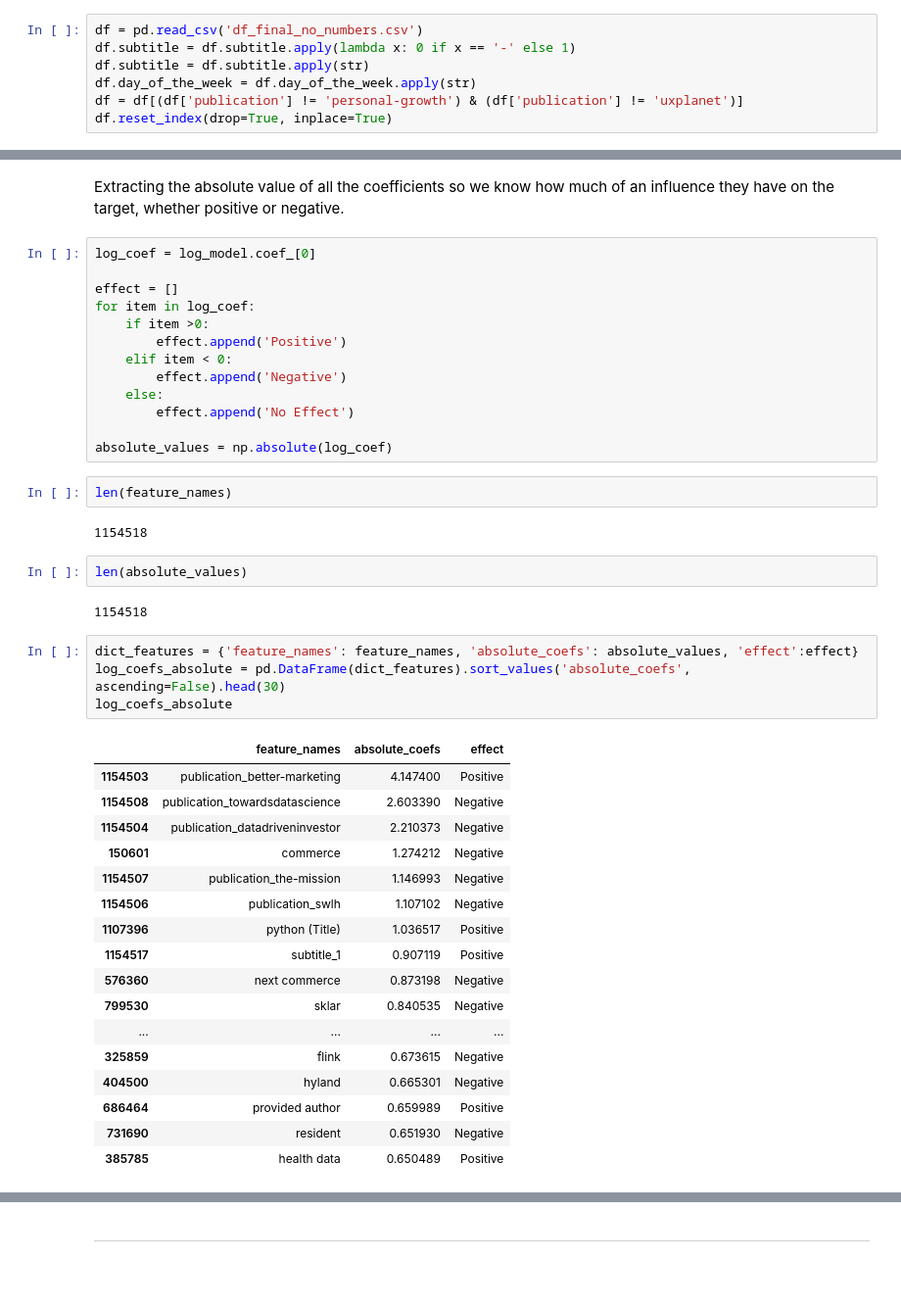
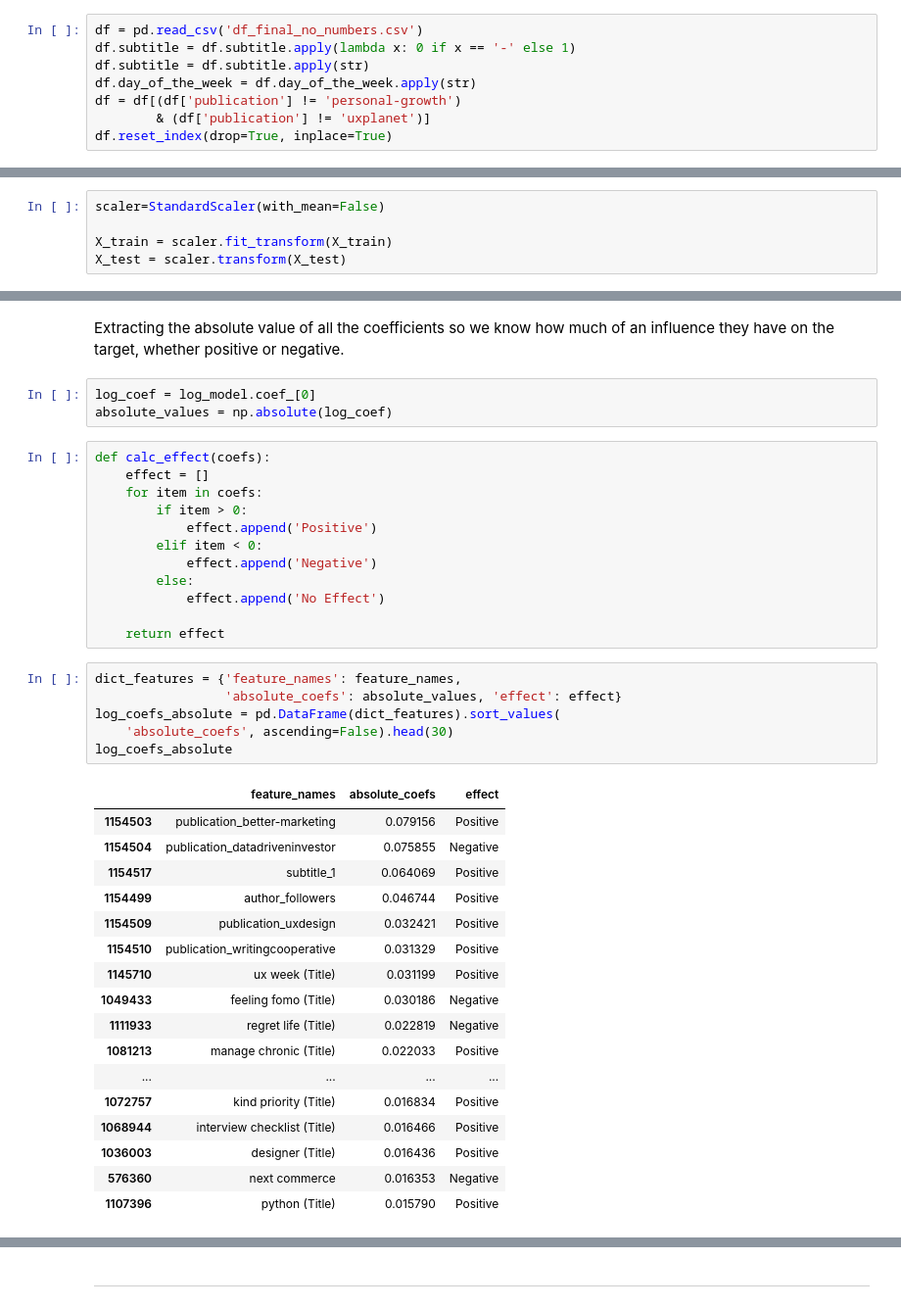
Before and after one commit to Arik-LT/Medium_Article_Analysis_and_Sucess_Predictor, a Jupyter notebook: Modelling Global.ipynb, the cells around one changed output, grey strips where cells are left out. Shown at 98% size. Drawn from its saved outputs; the diff is of its cells as text; blank space fills up the shorter version.

```diff
--- a/Modelling Global.ipynb
+++ b/Modelling Global.ipynb
@@ -36,7 +36,8 @@ df = pd.read_csv('df_final_no_numbers.csv')
 df.subtitle = df.subtitle.apply(lambda x: 0 if x == '-' else 1)
 df.subtitle = df.subtitle.apply(str)
 df.day_of_the_week = df.day_of_the_week.apply(str)
-df = df[(df['publication'] != 'personal-growth') & (df['publication'] != 'uxplanet')]
+df = df[(df['publication'] != 'personal-growth')
+        & (df['publication'] != 'uxplanet')]
 df.reset_index(drop=True, inplace=True)
 # %%
 df.head()
@@ -213,6 +202,11 @@ X_test = scipy.sparse.hstack((X_test_text, X_test_title, sparse_df_test))
 X_test.shape
 # %% [output]
 (22815, 1154518)
+# %%
+scaler=StandardScaler(with_mean=False)
+
+X_train = scaler.fit_transform(X_train)
+X_test = scaler.transform(X_test)
 # %%
 print(X_train.shape)
 print(X_test.shape)
@@ -279,46 +274,42 @@ Standard Deviation of Cross Validation Score: 0.0014475867542521836
 #### Model Coefficients
 # %% [markdown]
 Extracting the absolute value of all the coefficients so we know how much of an influence they have on the target, whether positive or negative.
+# %%
+log_coef = log_model.coef_[0]
+absolute_values = np.absolute(log_coef)
 # %%
-log_coef = log_model.coef_[0]
+def calc_effect(coefs):
+    effect = []
+    for item in coefs:
+        if item > 0:
+            effect.append('Positive')
+        elif item < 0:
+            effect.append('Negative')
+        else:
+            effect.append('No Effect')
 
-effect = []
-for item in log_coef:
-    if item >0:
-        effect.append('Positive')
-    elif item < 0:
-        effect.append('Negative')
-    else:
-        effect.append('No Effect')
-
-absolute_values = np.absolute(log_coef)
+    return effect
-# %%
-len(feature_names)
-# %% [output]
-1154518
-# %%
-len(absolute_values)
-# %% [output]
-1154518
 # %%
-dict_features = {'feature_names': feature_names, 'absolute_coefs': absolute_values, 'effect':effect}
-log_coefs_absolute = pd.DataFrame(dict_features).sort_values('absolute_coefs', ascending=False).head(30)
+dict_features = {'feature_names': feature_names,
+                 'absolute_coefs': absolute_values, 'effect': effect}
+log_coefs_absolute = pd.DataFrame(dict_features).sort_values(
+    'absolute_coefs', ascending=False).head(30)
 log_coefs_absolute
 # %% [output]
 |  | feature_names | absolute_coefs | effect |
-| 1154503 | publication_better-marketing | 4.147400 | Positive |
-| 1154508 | publication_towardsdatascience | 2.603390 | Negative |
-| 1154504 | publication_datadriveninvestor | 2.210373 | Negative |
-| 150601 | commerce | 1.274212 | Negative |
-| 1154507 | publication_the-mission | 1.146993 | Negative |
-| 1154506 | publication_swlh | 1.107102 | Negative |
-| 1107396 | python (Title) | 1.036517 | Positive |
-| 1154517 | subtitle_1 | 0.907119 | Positive |
-| 576360 | next commerce | 0.873198 | Negative |
-| 799530 | sklar | 0.840535 | Negative |
+| 1154503 | publication_better-marketing | 0.079156 | Positive |
+| 1154504 | publication_datadriveninvestor | 0.075855 | Negative |
+| 1154517 | subtitle_1 | 0.064069 | Positive |
+| 1154499 | author_followers | 0.046744 | Positive |
+| 1154509 | publication_uxdesign | 0.032421 | Positive |
+| 1154510 | publication_writingcooperative | 0.031329 | Positive |
+| 1145710 | ux week (Title) | 0.031199 | Positive |
+| 1049433 | feeling fomo (Title) | 0.030186 | Negative |
+| 1111933 | regret life (Title) | 0.022819 | Negative |
+| 1081213 | manage chronic (Title) | 0.022033 | Positive |
 | ... | ... | ... | ... |
-| 325859 | flink | 0.673615 | Negative |
-| 404500 | hyland | 0.665301 | Negative |
-| 686464 | provided author | 0.659989 | Positive |
-| 731690 | resident | 0.651930 | Negative |
-| 385785 | health data | 0.650489 | Positive |
+| 1072757 | kind priority (Title) | 0.016834 | Positive |
+| 1068944 | interview checklist (Title) | 0.016466 | Positive |
+| 1036003 | designer (Title) | 0.016436 | Positive |
+| 576360 | next commerce | 0.016353 | Negative |
+| 1107396 | python (Title) | 0.015790 | Positive |
```
Also changed, not shown: parts of 73 cells of this notebook, 2 other files.
